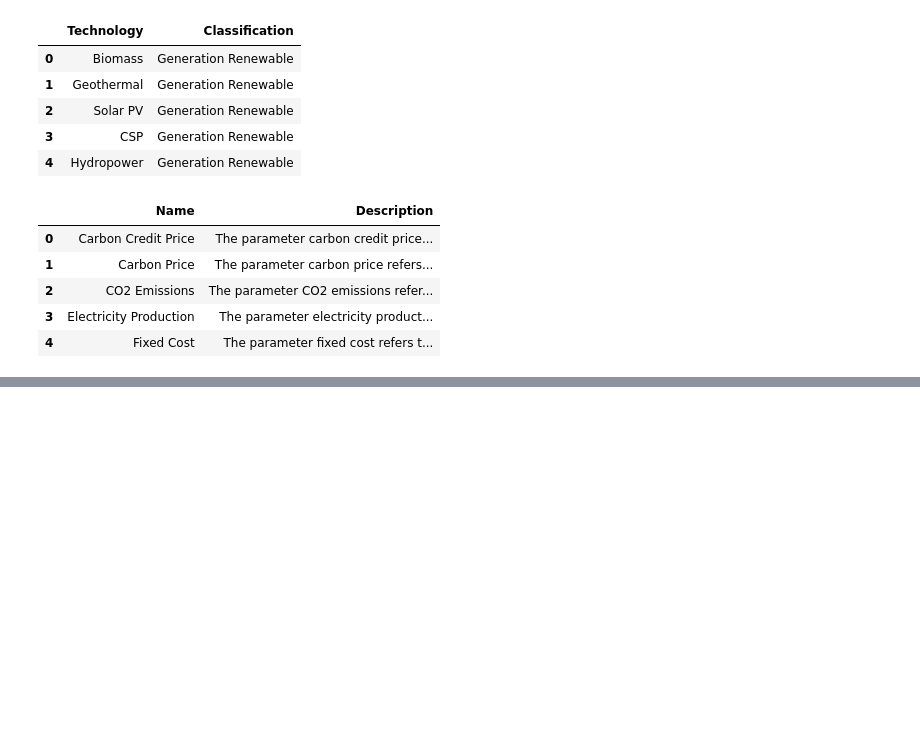
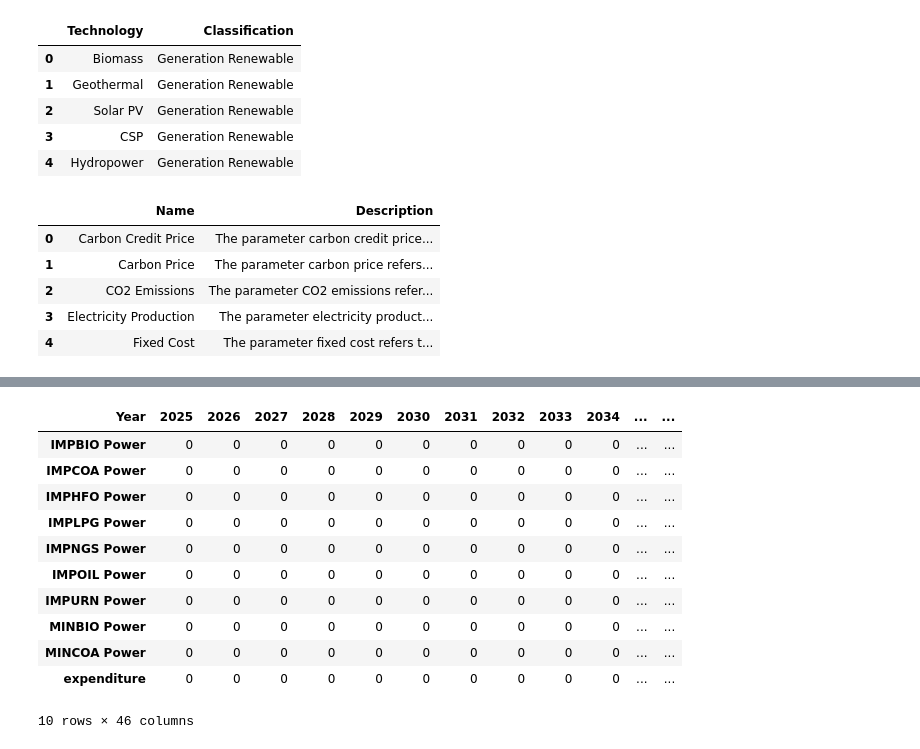
Before and after one commit to MINFinModel/minfin-py-public-release, a Jupyter notebook: addtional_input.ipynb, the cells around one changed output, grey strips where cells are left out. Drawn from its saved outputs; the diff is of its cells as text; code cells hidden in the pictures; blank space fills up the shorter version.

```diff
--- a/addtional_input.ipynb
+++ b/addtional_input.ipynb
@@ -83,0 +264,3 @@ df_investment_needs.head(5)
+# %%
+df_opex_lc = least_cost_extrator.load(df_input_full,'opex')
+df_opex_lc.head(3)
@@ -83,0 +273,3 @@ df_investment_needs.head(5)
+# %%
+df_potential_generation_lc = least_cost_extrator.load(df_input_full,'potential_generation')
+df_potential_generation_lc.head(3)
@@ -83,0 +282,3 @@ df_investment_needs.head(5)
+# %%
+least_cost_summary =  least_cost_extrator.get_totals(df_input_full)
+least_cost_summary.head(5)
@@ -83,0 +305,17 @@ df_investment_needs.head(5)
+# %%
+#2025 -2070 period total
+cost_keys = ['capital_cost','variable_cost','fixed_cost']
+data = []
+for key in cost_keys:
+    data.append({
+        "Scenarios": key,  # Scenarios: net zero / least cost
+        "NetZero": net_zero_summary[key].sum(),# Million USD
+        "LeastCost": least_cost_summary[key].sum(),#Million USD
+    })
+# net_zero_summary['capital_cost']
+period_total = pd.DataFrame(data).T
+period_total.columns = period_total.iloc[0]
+period_total = period_total[1:]
+period_total['total'] = period_total.iloc[0:,:].sum(axis=1)
+#Below is the data shown in the input sheet W137:AA138
+period_total
@@ -83,0 +560,15 @@ df_investment_needs.head(5)
+# %%
+fossil_fuel_savings.T
+# %% [output]
+| Year | 2025 | 2026 | 2027 | 2028 | 2029 | 2030 | 2031 | 2032 | 2033 | 2034 | ... | ... |
+| IMPBIO Power | 0 | 0 | 0 | 0 | 0 | 0 | 0 | 0 | 0 | 0 | ... | ... |
+| IMPCOA Power | 0 | 0 | 0 | 0 | 0 | 0 | 0 | 0 | 0 | 0 | ... | ... |
+| IMPHFO Power | 0 | 0 | 0 | 0 | 0 | 0 | 0 | 0 | 0 | 0 | ... | ... |
+| IMPLPG Power | 0 | 0 | 0 | 0 | 0 | 0 | 0 | 0 | 0 | 0 | ... | ... |
+| IMPNGS Power | 0 | 0 | 0 | 0 | 0 | 0 | 0 | 0 | 0 | 0 | ... | ... |
+| IMPOIL Power | 0 | 0 | 0 | 0 | 0 | 0 | 0 | 0 | 0 | 0 | ... | ... |
+| IMPURN Power | 0 | 0 | 0 | 0 | 0 | 0 | 0 | 0 | 0 | 0 | ... | ... |
+| MINBIO Power | 0 | 0 | 0 | 0 | 0 | 0 | 0 | 0 | 0 | 0 | ... | ... |
+| MINCOA Power | 0 | 0 | 0 | 0 | 0 | 0 | 0 | 0 | 0 | 0 | ... | ... |
+| expenditure | 0 | 0 | 0 | 0 | 0 | 0 | 0 | 0 | 0 | 0 | ... | ... |
+10 rows × 46 columns
```
Also changed, not shown: parts of 36 cells of this notebook, 5 other files.
